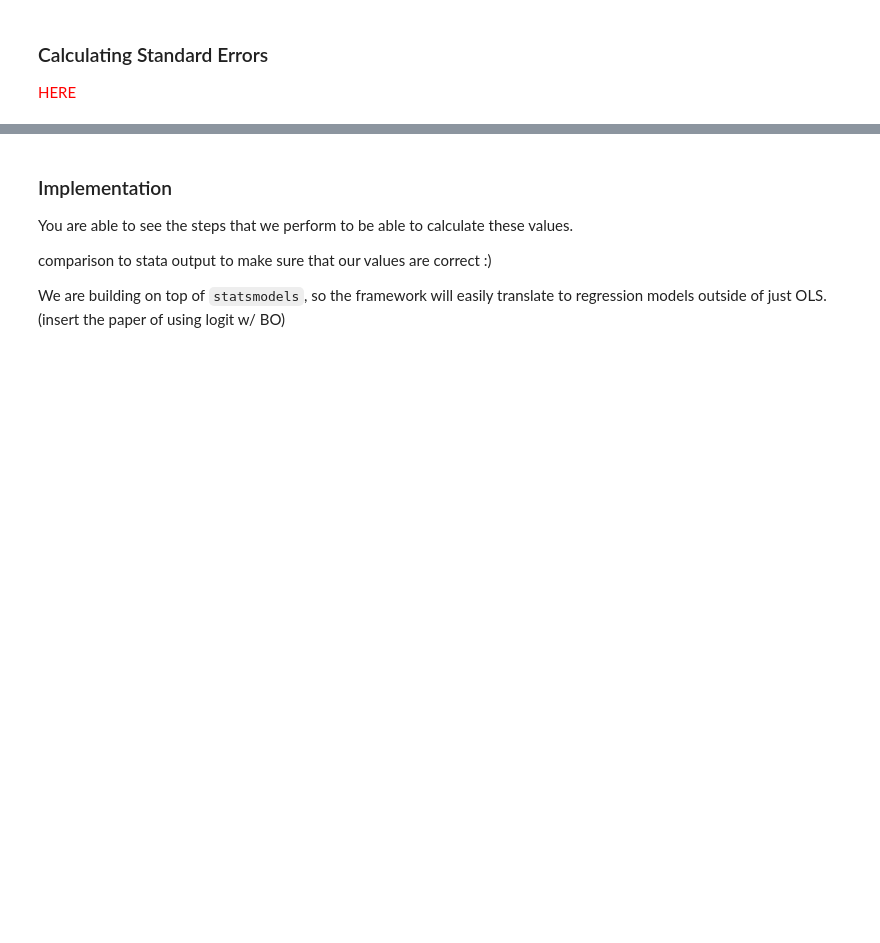
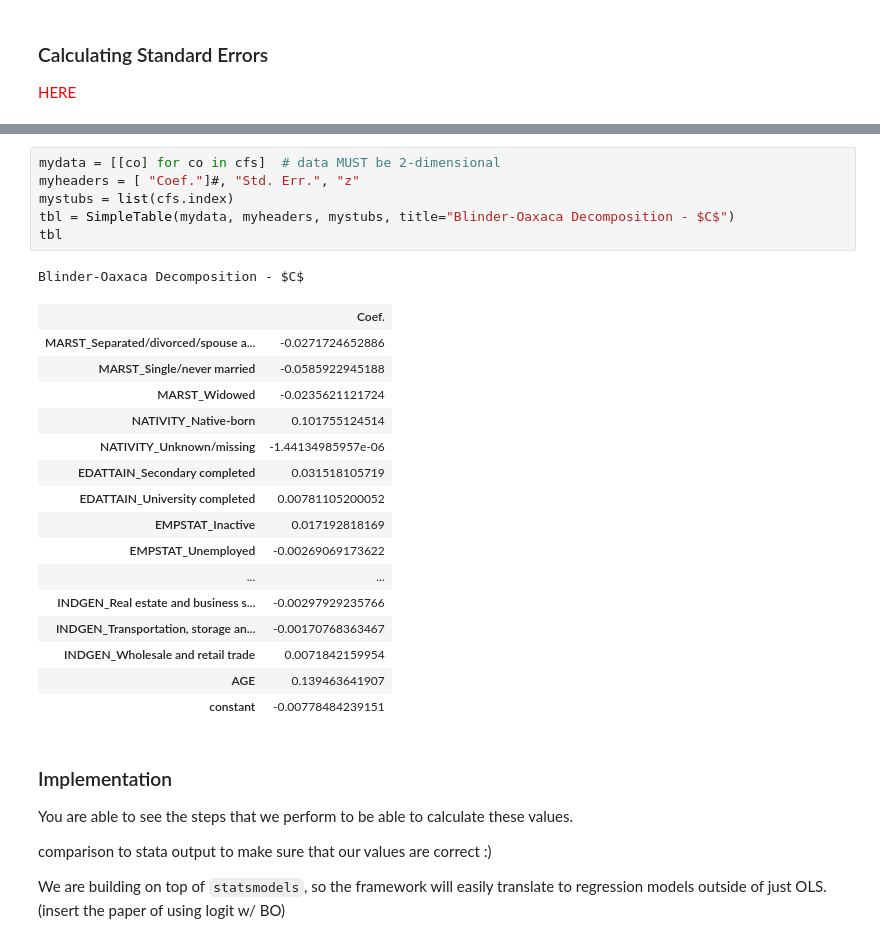
Before and after one commit to chrisdfong/Gender-Pay-Gap-Analysis, a Jupyter notebook: Project.ipynb, the cells around one changed output, grey strips where cells are left out. Saved outputs shown, nothing was run; the diff lists cells and outputs as text; blank space fills up the shorter version.

```diff
--- a/Project.ipynb
+++ b/Project.ipynb
@@ -113,3 +283,27 @@ Two-fold: difference in endowments, difference in returns from endowments. We us
+# %%
+mydata = [[co] for co in cfs]  # data MUST be 2-dimensional
+myheaders = [ "Coef."]#, "Std. Err.", "z"
+mystubs = list(cfs.index)
+tbl = SimpleTable(mydata, myheaders, mystubs, title="Blinder-Oaxaca Decomposition - $C$")
+tbl
+# %% [output]
+Blinder-Oaxaca Decomposition - $C$
+|  | Coef. |
+| MARST_Separated/divorced/spouse a... | -0.0271724652886 |
+| MARST_Single/never married | -0.0585922945188 |
+| MARST_Widowed | -0.0235621121724 |
+| NATIVITY_Native-born | 0.101755124514 |
+| NATIVITY_Unknown/missing | -1.44134985957e-06 |
+| EDATTAIN_Secondary completed | 0.031518105719 |
+| EDATTAIN_University completed | 0.00781105200052 |
+| EMPSTAT_Inactive | 0.017192818169 |
+| EMPSTAT_Unemployed | -0.00269069173622 |
+| ... | ... |
+| INDGEN_Real estate and business s... | -0.00297929235766 |
+| INDGEN_Transportation, storage an... | -0.00170768363467 |
+| INDGEN_Wholesale and retail trade | 0.0071842159954 |
+| AGE | 0.139463641907 |
+| constant | -0.00778484239151 |
 # %% [markdown]
 ### Implementation
 
```
Also changed, not shown: parts of 40 cells of this notebook.
